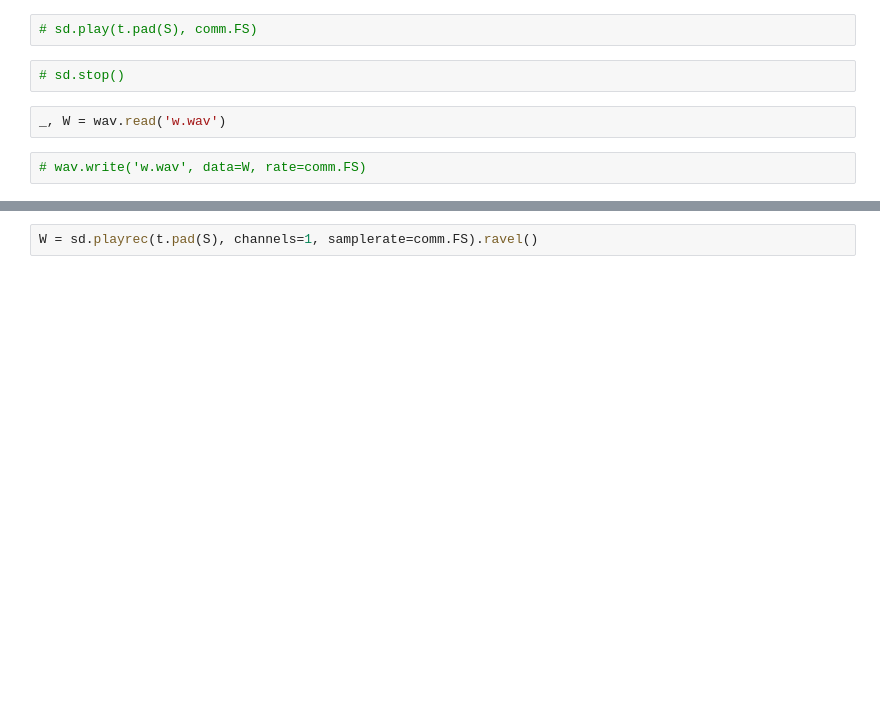
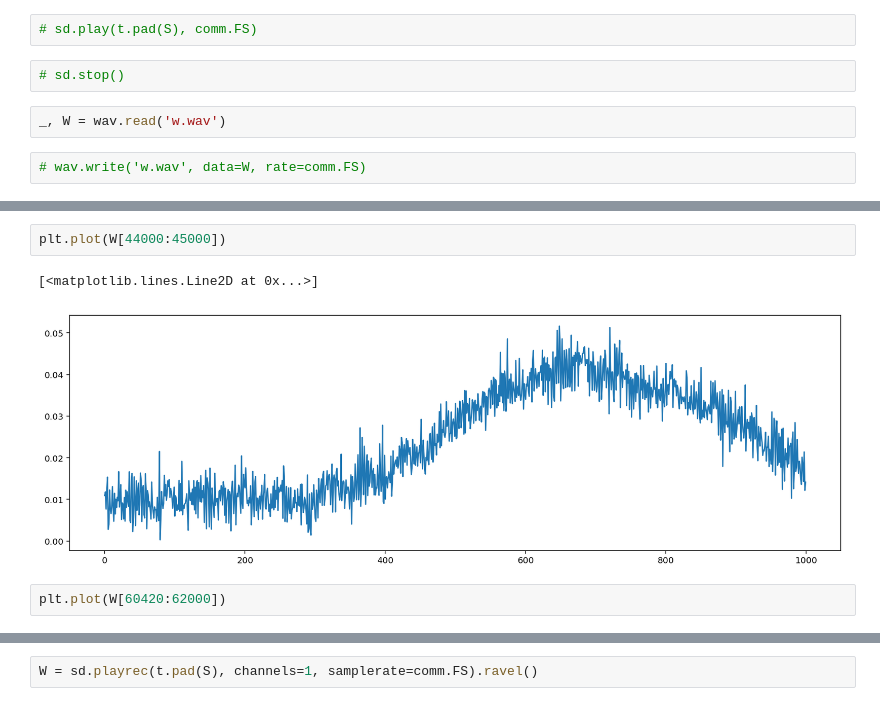
Before and after one commit to korel-one/over_the_air, a Jupyter notebook: OverTheAir PAM.ipynb, the cells around one changed output, grey strips where cells are left out. Drawn from its saved outputs; the diff is of its cells as text; blank space fills up the shorter version.

```diff
--- a/OverTheAir PAM.ipynb
+++ b/OverTheAir PAM.ipynb
@@ -50 +48,8 @@ _, W = wav.read('w.wav')
+# %%
+plt.plot(W[44000:45000])
+# %% [output]
+[<matplotlib.lines.Line2D at 0x...>]
+[figure, added]
+# %%
+plt.plot(W[60420:62000])
 # %%
```
Also changed, not shown: parts of 5 cells of this notebook, 1 other file.
